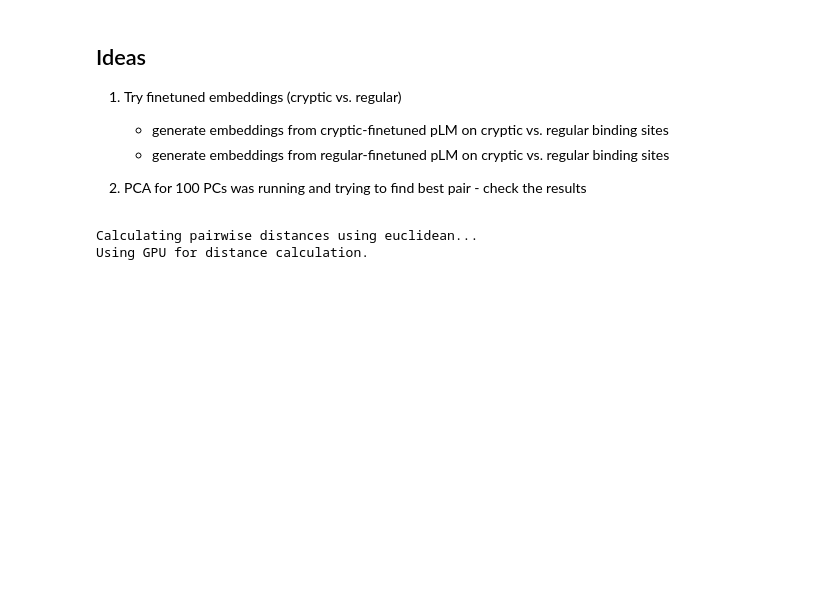
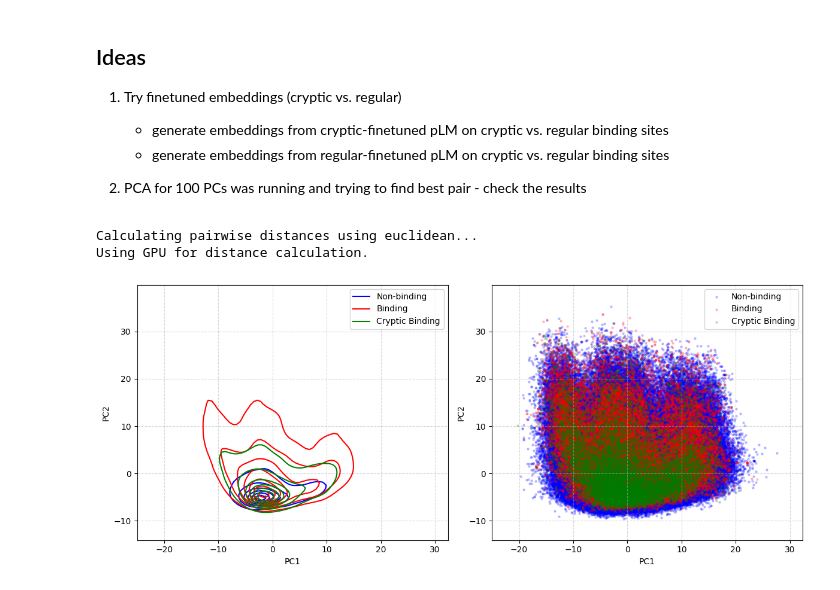
Before and after one commit to skrhakv/emb-space-analysis, a Jupyter notebook: analysis/biological-features.ipynb, the cells around one changed output. Drawn from its saved outputs; the diff is of its cells as text; code cells hidden in the pictures; blank space fills up the shorter version.

```diff
--- a/analysis/biological-features.ipynb
+++ b/analysis/biological-features.ipynb
@@ -218,3 +218,14 @@ fig_3.show()
 # %% [output]
 Calculating pairwise distances using euclidean...
 Using GPU for distance calculation.
+# %%
+from dim_reduction_utils import plot_scatter, prepare_data
+
+reduction_algorithm = "PCA"
+n_components = 2
+embeddings_2d = emma.get_2d(emb_space="ESM1", method=reduction_algorithm)
+_, labels = prepare_data(emma, embeddings_name)
+plot_scatter(embeddings_2d['2d'], labels, x_idx=0, y_idx=1, emb_space=embeddings_name, method=reduction_algorithm, \
+    path=f'{IMG_OUTPUT_PATH}/tweaked,plot0:{reduction_algorithm},n_components={n_components},best,N={SUBSET_SIZE}/{embeddings_name}_{reduction_algorithm}_best_pair.png')
+# %% [output]
+[figure, added]
```
Also changed, not shown: 1 other file.
